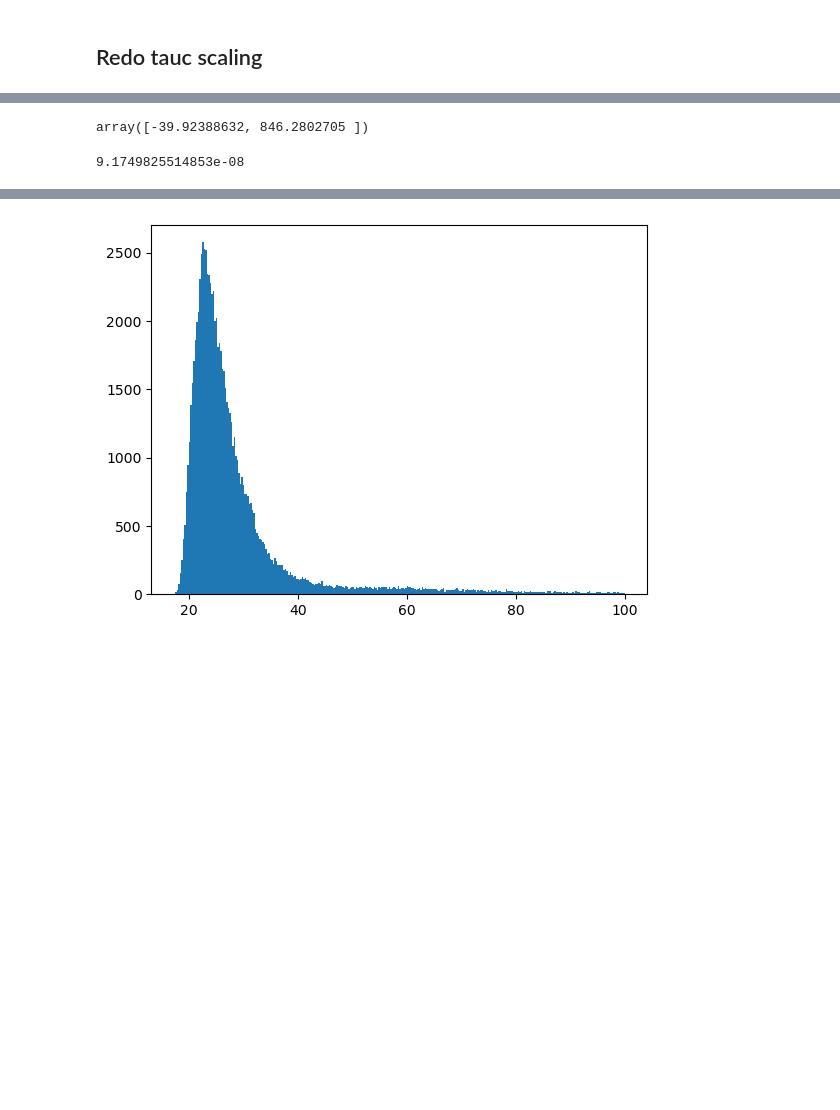
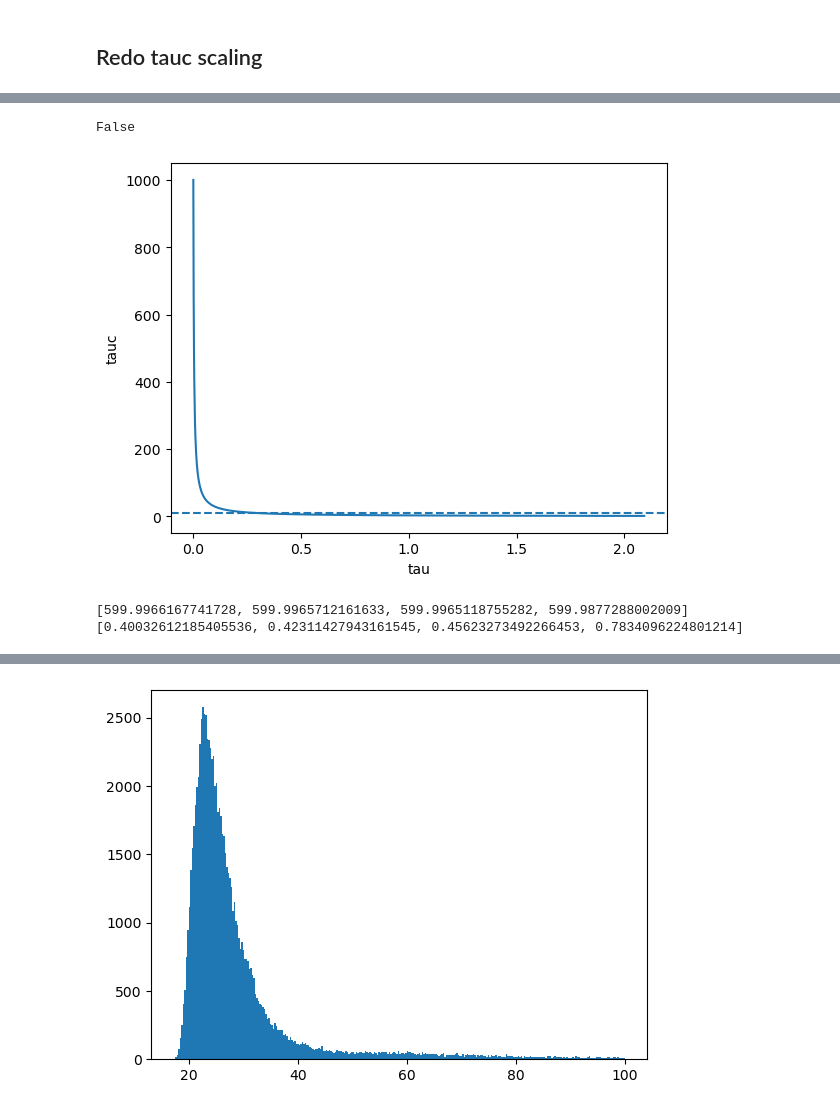
Before and after one commit to patricklawton/TecateCypress, a Jupyter notebook: sensitivity/viz.ipynb, the cells around one changed output, grey strips where cells are left out. Cells and saved outputs as stored; diff of their text form; code cells hidden in the pictures; blank space fills up the shorter version.

```diff
--- a/sensitivity/viz.ipynb
+++ b/sensitivity/viz.ipynb
@@ -513,9 +580,25 @@ IndentationError: expected an indented block after 'for' statement on line 40 (2
-# %%
-result.x
-# %% [output]
-array([-39.92388632, 846.2802705 ])
-# %%
-tauc_slice = compute_tauc_slice(result.x, 'linear')
-np.sum(tauc_slice) - C
-# %% [output]
-9.1749825514853e-08
+# %%
+slice_left > slice_left_max
+# %% [output]
+False
+# %%
+C, ncell, slice_left = [164600, 15000, 5000]
+# C, ncell, slice_left = [164600, 15000, 70_000]
+slice_left_max = slice_right_max - ncell
+if slice_left < slice_left_max:
+    tau_slice = tau_sorted[slice_left:slice_left+ncell]
+    tau_slice = tau_slice - min(tau_slice)
+    plt.axhline(C/ncell, ls='--')
+    tauc_slice = compute_tauc_slice([1000, 0.003], method, tau_slice)
+    plt.plot(tau_slice, tauc_slice)
+    plt.xlabel('tau')
+    plt.ylabel('tauc')
+    plt.show()
+# %% [output]
+[figure, added]
+# %%
+print(aggv)
+print(agg_w)
+# %% [output]
+[599.9966167741728, 599.9965712161633, 599.9965118755282, 599.9877288002009]
+[0.40032612185405536, 0.42311427943161545, 0.45623273492266453, 0.7834096224801214]
```
Also changed, not shown: parts of 3 cells of this notebook.
